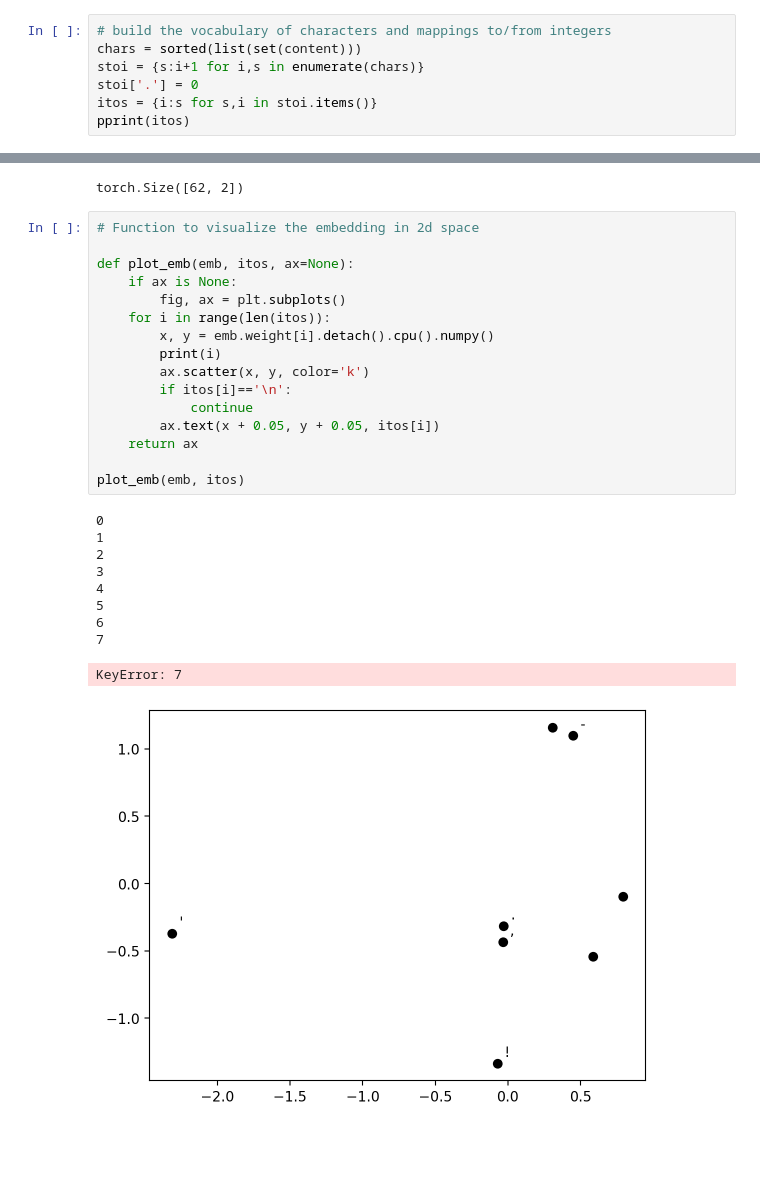
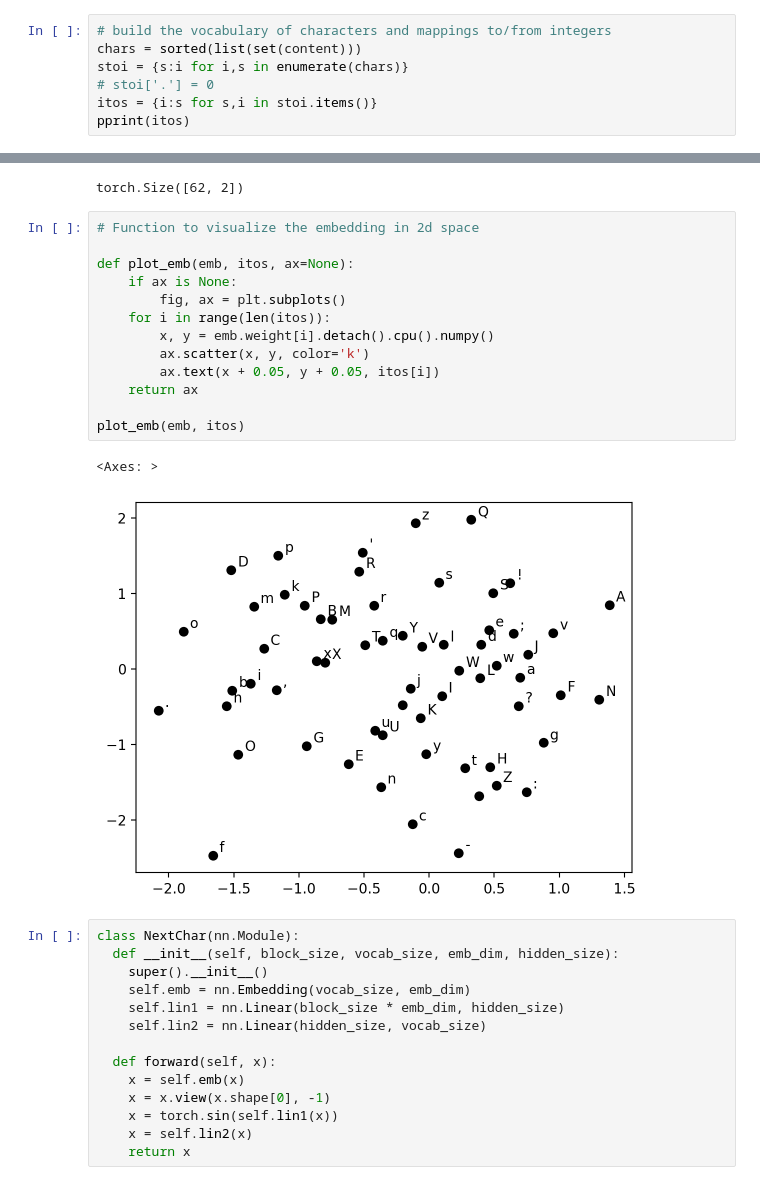
Before and after one commit to HrishikeshCP/assignment-3-es-335-2024-optimizers, a Jupyter notebook: qn1/q1.ipynb, the cells around one changed output, grey strips where cells are left out. Cells and saved outputs as stored; diff of their text form; blank space fills up the shorter version.

```diff
--- a/qn1/q1.ipynb
+++ b/qn1/q1.ipynb
@@ -19,8 +19,8 @@ with open("shakespeare.txt", "r") as file:
 # %%
 # build the vocabulary of characters and mappings to/from integers
 chars = sorted(list(set(content)))
-stoi = {s:i+1 for i,s in enumerate(chars)}
-stoi['.'] = 0
+stoi = {s:i for i,s in enumerate(chars)}
+# stoi['.'] = 0
 itos = {i:s for s,i in stoi.items()}
 pprint(itos)
 # %% [output]
@@ -91,27 +91,30 @@ torch.Size([62, 2])
 # %%
 # Function to visualize the embedding in 2d space
 
 def plot_emb(emb, itos, ax=None):
     if ax is None:
         fig, ax = plt.subplots()
     for i in range(len(itos)):
         x, y = emb.weight[i].detach().cpu().numpy()
-        print(i)
         ax.scatter(x, y, color='k')
-        if itos[i]=='\n':
-            continue
         ax.text(x + 0.05, y + 0.05, itos[i])
     return ax
 
 plot_emb(emb, itos)
 # %% [output]
-0
-1
-2
-3
-4
-5
-6
-7
+<Axes: >
-KeyError: 7
-[figure, old version]
+[figure, new version]
+# %%
+class NextChar(nn.Module):
+  def __init__(self, block_size, vocab_size, emb_dim, hidden_size):
+    super().__init__()
+    self.emb = nn.Embedding(vocab_size, emb_dim)
+    self.lin1 = nn.Linear(block_size * emb_dim, hidden_size)
+    self.lin2 = nn.Linear(hidden_size, vocab_size)
+
+  def forward(self, x):
+    x = self.emb(x)
+    x = x.view(x.shape[0], -1)
+    x = torch.sin(self.lin1(x))
+    x = self.lin2(x)
+    return x
```
Also changed, not shown: parts of 4 cells of this notebook.
